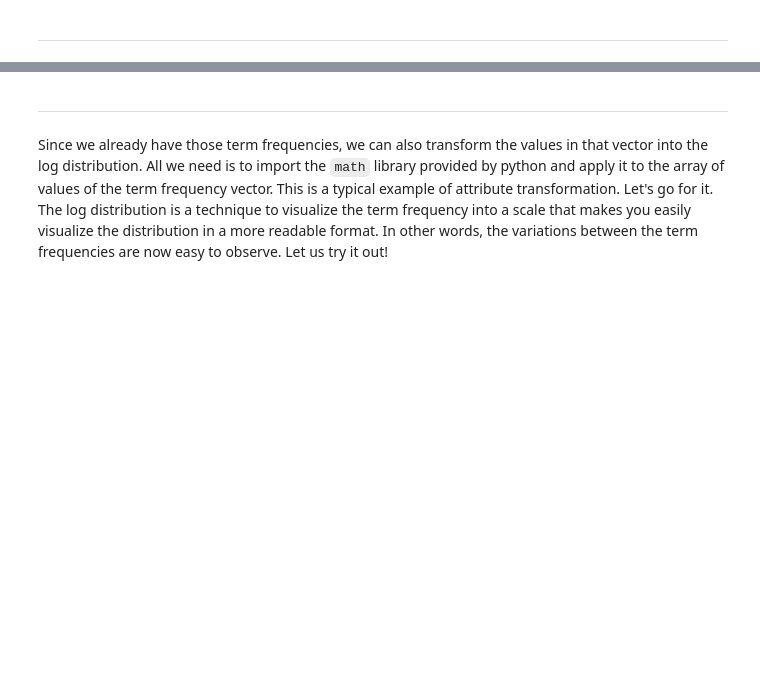
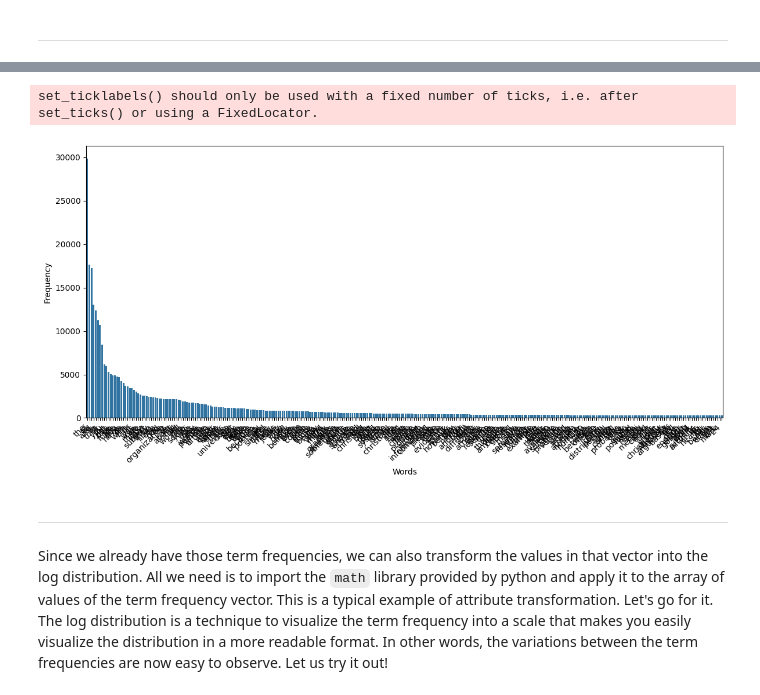
Before and after one commit to Ayukevin/DM2025-Lab1-Exercise, a Jupyter notebook: DM2025-Lab1-Master.ipynb, the cells around one changed output, grey strips where cells are left out. Saved outputs shown, nothing was run; the diff lists cells and outputs as text; code cells hidden in the pictures; blank space fills up the shorter version.

```diff
--- a/DM2025-Lab1-Master.ipynb
+++ b/DM2025-Lab1-Master.ipynb
@@ -1226,3 +1248,18 @@ Additionally, you can attempt to sort the terms on the `x-axis` by frequency ins
+# %%
+# Answer here
+# use `sort` to oreder frequencies
+word_df = word_df.sort_values(by='frequency', ascending=False)
+# figures
+plt.figure(figsize=(12, 6))
+g = sns.barplot(x=word_df['word'], y=word_df['frequency'])
+g.set_xticklabels(word_df['word'], rotation = 45, ha='right');
+plt.ylabel('Frequency')
+plt.xlabel('Words')
+plt.tight_layout()
+plt.show()
+# %% [output]
+set_ticklabels() should only be used with a fixed number of ticks, i.e. after set_ticks() or using a FixedLocator.
+[figure, added]
 # %% [markdown]
 ---
 # %% [markdown]
```
Also changed, not shown: parts of 18 cells of this notebook.
